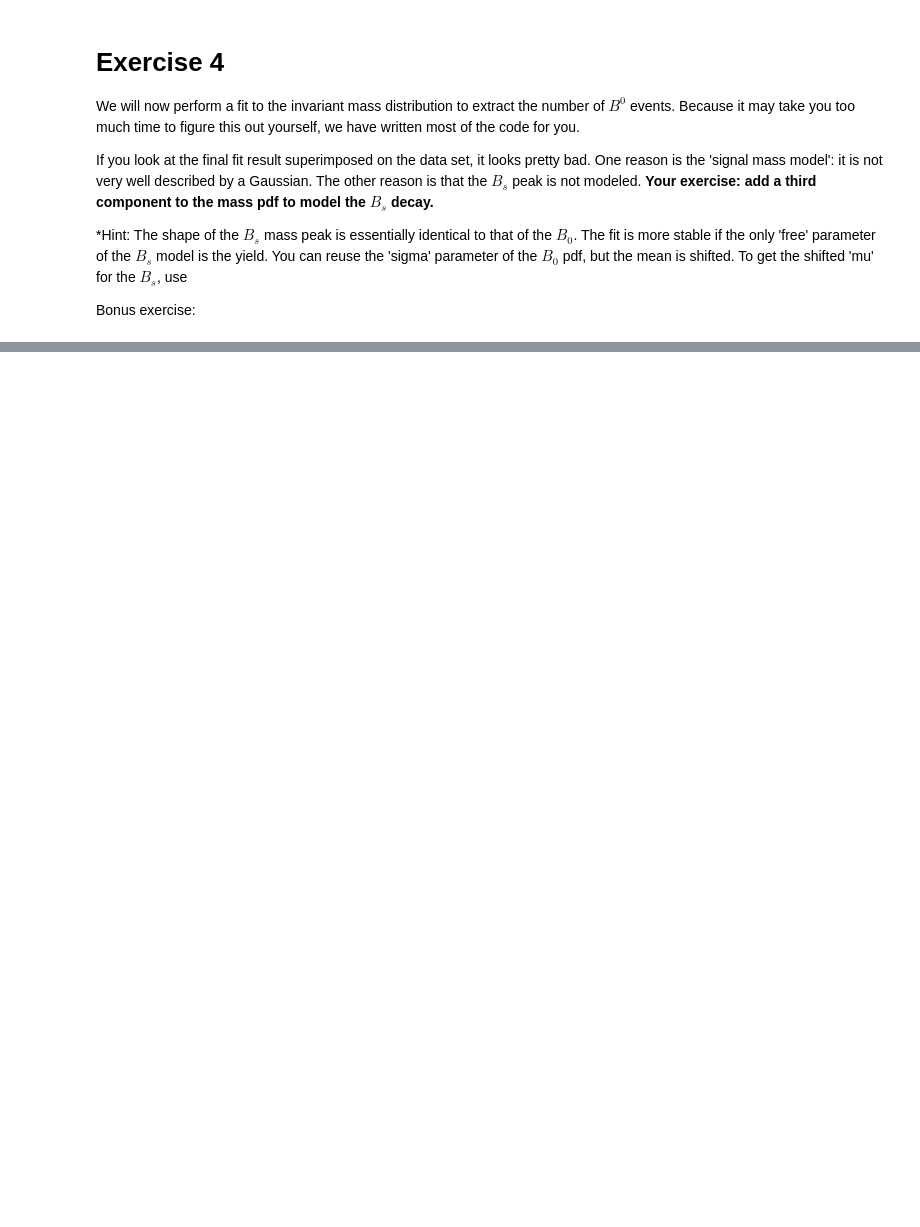
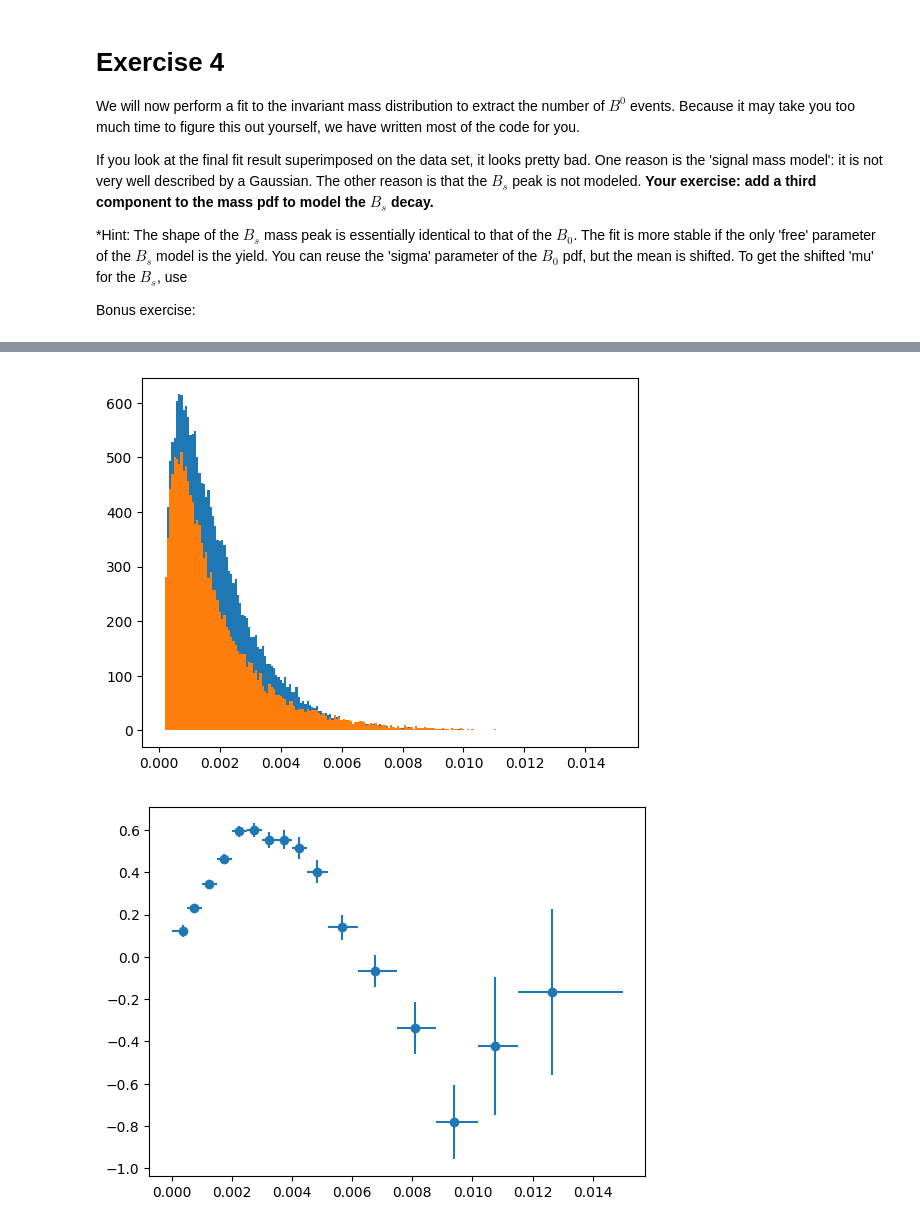
Before and after one commit to wouterhuls/FlavourPhysicsBND2023, a Jupyter notebook: sin2beta.ipynb, the cells around one changed output, grey strips where cells are left out. Saved outputs shown, nothing was run; the diff lists cells and outputs as text; code cells hidden in the pictures; blank space fills up the shorter version.

```diff
--- a/sin2beta.ipynb
+++ b/sin2beta.ipynb
@@ -189,0 +259,50 @@ mu_Bs                 5366.86  +/-    0.31       False
+# %%
+# @ compute s-weights and make a decaytime plot
+
+# we can get rid of the masks if we only work with the selected events. that actually makes a bit more sense.
+from hepstats.splot import compute_sweights
+sweights_all = compute_sweights(pdf_total, npdata)
+sweights_B0 = np.zeros_like( mass, dtype=np.float64 )
+sweights_Bs = np.zeros_like( mass, dtype=np.float64 )
+np.place(sweights_B0, mask, sweights_all[yield_B0] )
+np.place(sweights_Bs, mask, sweights_all[yield_Bs] )
+# %%
+# plot the s-weighted decay time distribution
+import matplotlib.pyplot as plt
+decaytime = npevents['decaytime']
+q = events["q"].array()
+eta = events["eta"].array()
+plt.hist(decaytime, bins=200, weights = sweights_B0 * (q<0)* (1-2*eta))
+plt.hist(decaytime, bins=200, weights = sweights_B0 * (q>0)* (1-2*eta))
+plt.show()
+
+# suggested binning for asymmetry plot
+#tbins = np.concatenate((np.arange(0.0000,5.0,step=0.5),[5.6,6.2,7.0,7.8,8.7,9.7,10.8,12.0,13.4,15.]))
+tbins = np.array([0.002,0.5,1.0,1.5,2.0,2.5,3.0,3.5,4.0,4.5,5.2,6.2,7.5,8.8,10.2,11.5,15.])
+tbins = tbins/1000.
+
+# choose 20 bins with equal number of events
+#tbins = np.quantile(decaytime, np.linspace(start=0.0,stop=1.0,num=21)[1:])
+#tbins[-1] = 0.015
+#tbins[0]  = 0.0002
+
+# I'm not sure how to do this properly
+qD = q*(1-2*eta)*-1
+wqDsum, bin_edges  = np.histogram(decaytime,bins=tbins,weights=sweights_B0*qD)
+wqD2sum, bin_edges = np.histogram(decaytime,bins=tbins,weights=sweights_B0*qD*qD)
+w2qD2sum, bin_edges = np.histogram(decaytime,bins=tbins,weights=sweights_B0*sweights_B0*qD*qD)
+asymmetry    = wqDsum / wqD2sum
+asymmetryerr = np.sqrt(w2qD2sum) / wqD2sum
+
+# compute in every bin the average decay time
+wtsum, bin_edges = np.histogram(decaytime,bins=tbins,weights=sweights_B0*decaytime)
+wsum,  bin_edges = np.histogram(decaytime,bins=tbins,weights=sweights_B0)
+avtime = wtsum / wsum
+
+# now draw points with both vertical and horizontal errors
+xerrors = [avtime-bin_edges[:-1],bin_edges[1:]-avtime]
+plt.errorbar(x=avtime, y=asymmetry, xerr=xerrors, yerr=asymmetryerr,fmt='o')
+plt.show()
+# %% [output]
+[figure, added]
+[figure, added]
```
Also changed, not shown: parts of 7 cells of this notebook.
